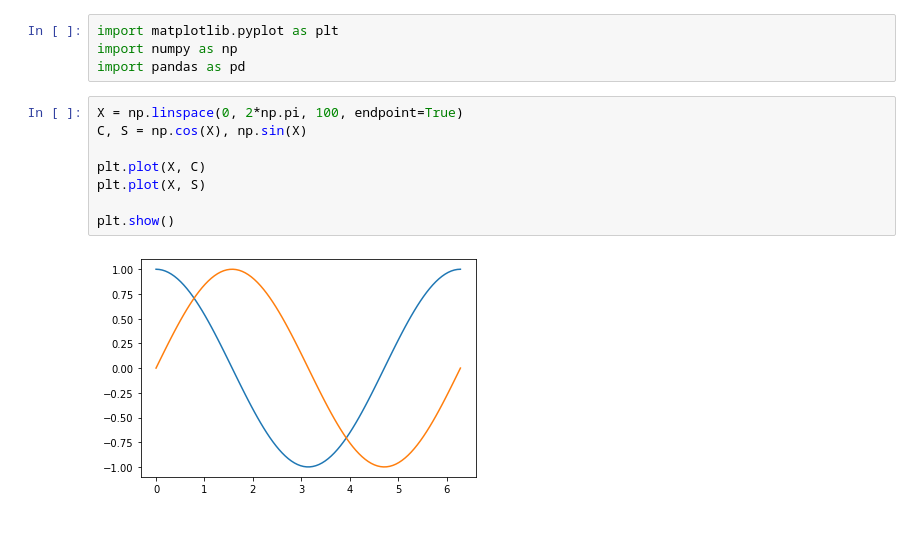
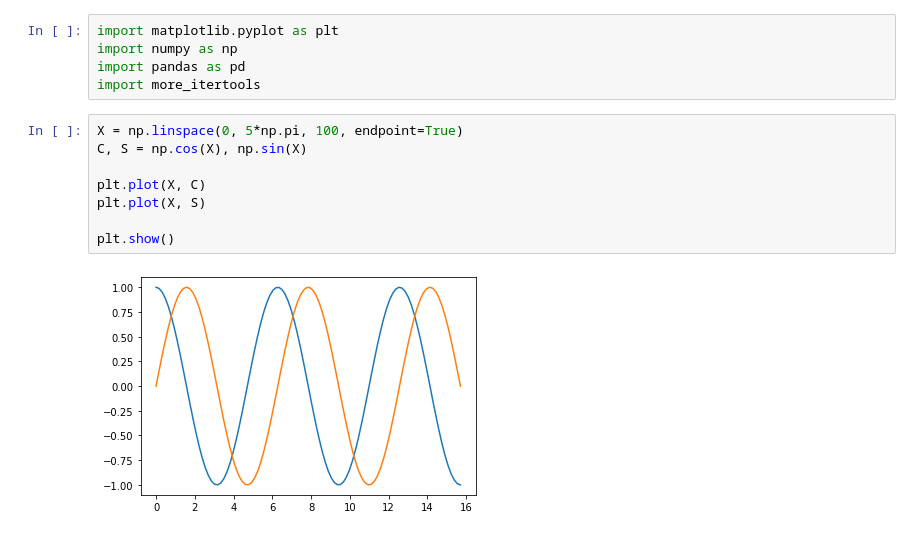
Before and after one commit to bruna-capistrano/TrabalhoPPA, a Jupyter notebook: predicao_cosseno.ipynb, the cells around one changed output. Cells and saved outputs as stored; diff of their text form.

```diff
--- a/predicao_cosseno.ipynb
+++ b/predicao_cosseno.ipynb
@@ -2,13 +2,14 @@
 import matplotlib.pyplot as plt
 import numpy as np
 import pandas as pd
+import more_itertools
 # %%
-X = np.linspace(0, 2*np.pi, 100, endpoint=True)
+X = np.linspace(0, 5*np.pi, 100, endpoint=True)
 C, S = np.cos(X), np.sin(X)
 
 plt.plot(X, C)
 plt.plot(X, S)
 
 plt.show()
 # %% [output]
-[figure, old version]
+[figure, new version]
```
Also changed, not shown: parts of 24 cells of this notebook, 1 other file.
